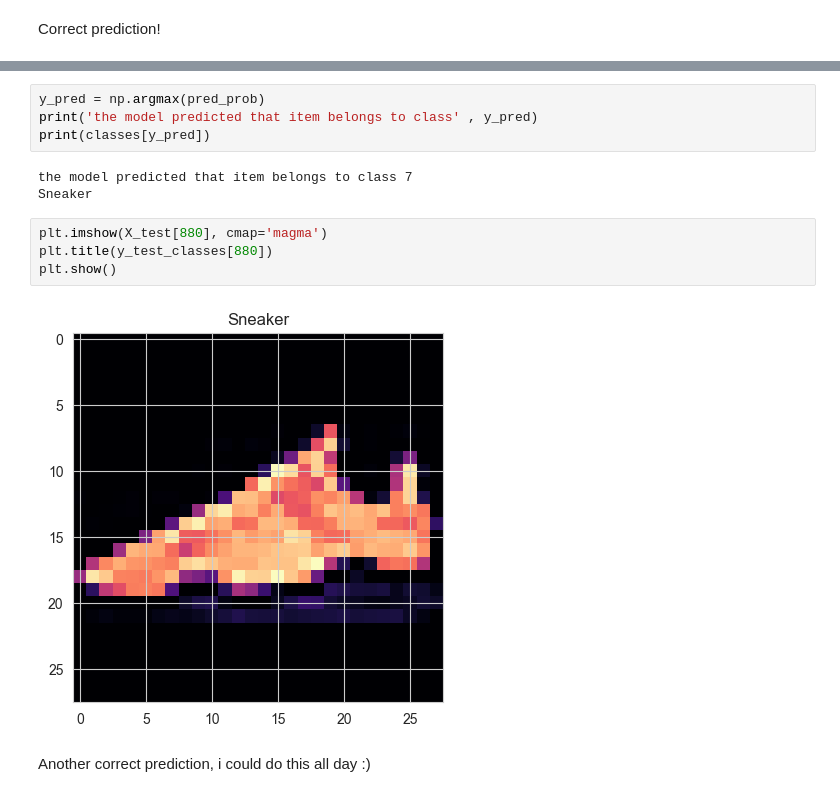
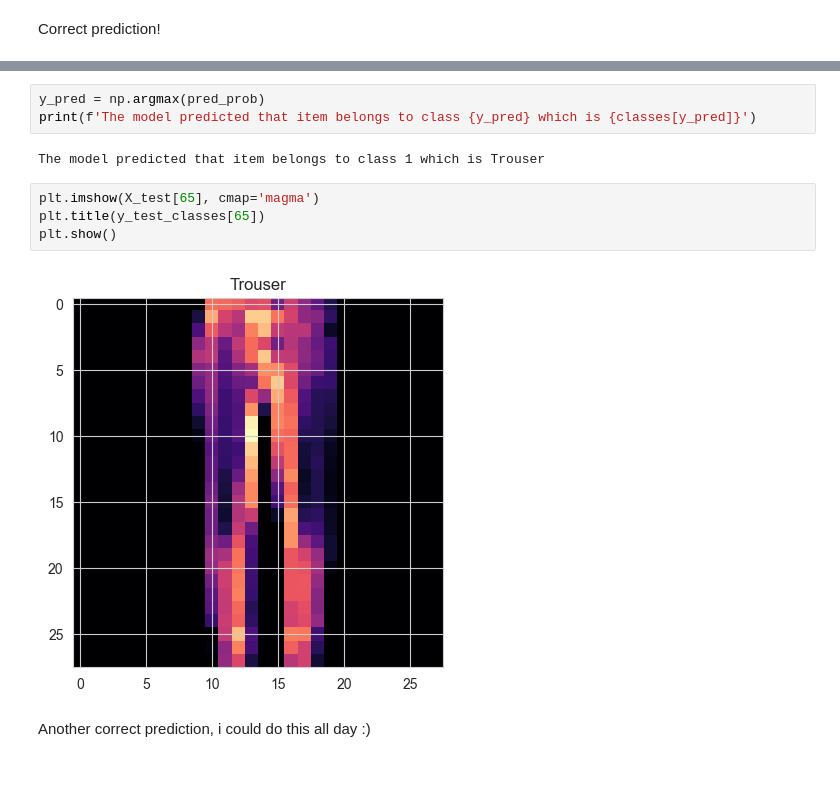
Before and after one commit to 0xArwa/Image-classification-CNN, a Jupyter notebook: DL-Assignment-2 (Image Classification with CNN)-Student.ipynb, the cells around one changed output, grey strips where cells are left out. Cells and saved outputs as stored; diff of their text form.

```diff
--- a/DL-Assignment-2 (Image Classification with CNN)-Student.ipynb
+++ b/DL-Assignment-2 (Image Classification with CNN)-Student.ipynb
@@ -966,15 +1046,13 @@ pred_prob = model.predict(np.expand_dims(X_test[880], 0))
 # %%
 y_pred = np.argmax(pred_prob)
-print('the model predicted that item belongs to class' , y_pred)
-print(classes[y_pred])
+print(f'The model predicted that item belongs to class {y_pred} which is {classes[y_pred]}')
 # %% [output]
-the model predicted that item belongs to class 7
-Sneaker
+The model predicted that item belongs to class 1 which is Trouser
 # %%
-plt.imshow(X_test[880], cmap='magma')
-plt.title(y_test_classes[880])
+plt.imshow(X_test[65], cmap='magma')
+plt.title(y_test_classes[65])
 plt.show()
 # %% [output]
-[figure, old version]
+[figure, new version]
 # %% [markdown]
 Another correct prediction, i could do this all day :)
```
Also changed, not shown: parts of 81 cells of this notebook.
